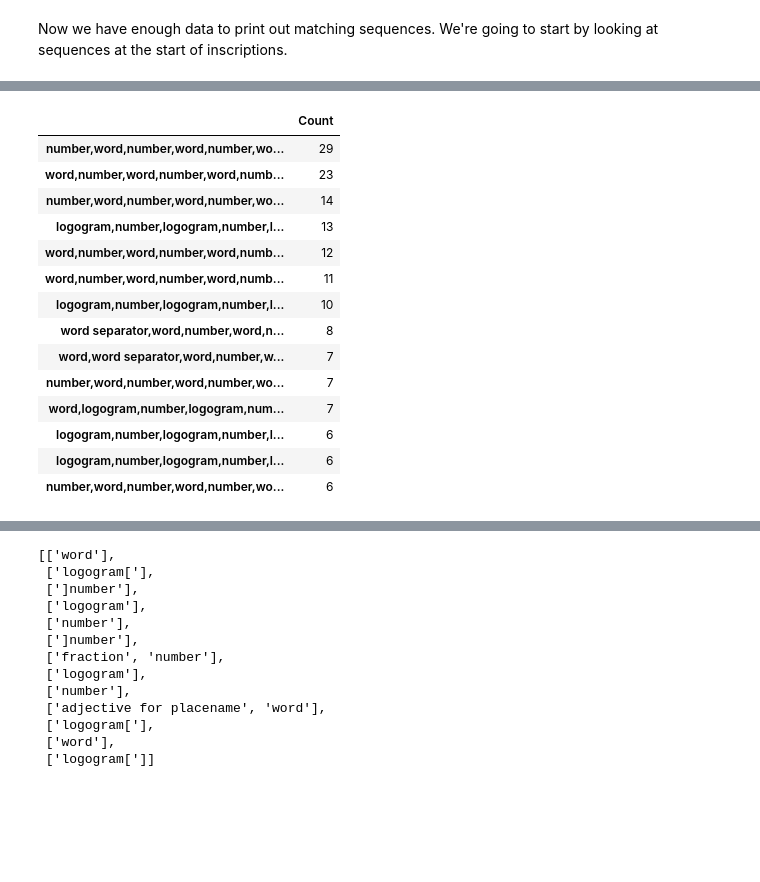
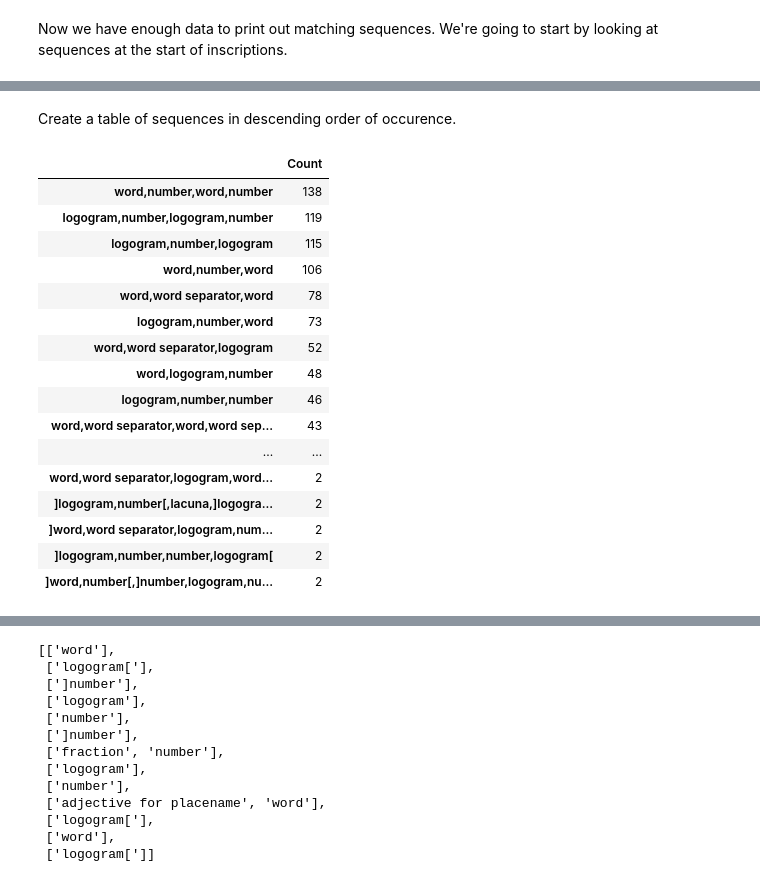
Before and after one commit to mwenge/Minoan-Notebooks, a Jupyter notebook: Analyse Word Patterns in Linear A.ipynb, the cells around one changed output, grey strips where cells are left out. Drawn from its saved outputs; the diff is of its cells as text; code cells hidden in the pictures; blank space fills up the shorter version.

```diff
--- a/Analyse Word Patterns in Linear A.ipynb
+++ b/Analyse Word Patterns in Linear A.ipynb
@@ -293,8 +293,8 @@ Now we have enough data to print out matching sequences. We're going to start by
 # %%
 def getSyntacticalStructures(matched_sequences
                              , from_start_only=False
-                             , min_length=3
-                             , min_results=3):
+                             , min_length=2
+                             , min_results=2):
     """Get all instances of common syntatical structure, either `from_start_only` or not, with at least"
     `min_results` matches of `min_length`"""
     # Create a list of words in each tablet that we can look up by tablet name.
@@ -405,5 +386,5 @@ for k, en_seqs in syn_seqs.items():
 # %%
-syn_seqs = getSyntacticalStructures(matched_sequences,False,8)
+syn_seqs = getSyntacticalStructures(matched_sequences,False)
 for k, en_seqs in syn_seqs.items():
     df = pd.DataFrame(en_seqs.values(), columns = k.split(','))
     df.set_axis(en_seqs.keys(), axis='index', inplace=True)
@@ -475,24 +434,28 @@ for k, en_seqs in syn_seqs.items():
+# %% [markdown]
+Create a table of sequences in descending order of occurence.
 # %%
-mat_seq_cnt = {k: len(v) for k,v in matched_sequences.items()
-               if len(k.split(',')) > 8 and len(v) > 5}
+mat_seq_cnt = {k: len(v) for k,v in matched_sequences.items()}
 
+pd.set_option("display.max_rows", None, "display.max_columns", None)
 df = pd.DataFrame(mat_seq_cnt.values(), columns = ["Count"])
 df.set_axis(mat_seq_cnt.keys(), axis='index', inplace=True)
 #df.style.set_caption("Davis 2018 Mapping of Linear A and PD Symbols").set_table_styles(styles)
 display(df.sort_values(by=['Count'], ascending=False))
 # %% [output]
 |  | Count |
-| number,word,number,word,number,wo... | 29 |
-| word,number,word,number,word,numb... | 23 |
-| number,word,number,word,number,wo... | 14 |
-| logogram,number,logogram,number,l... | 13 |
-| word,number,word,number,word,numb... | 12 |
-| word,number,word,number,word,numb... | 11 |
-| logogram,number,logogram,number,l... | 10 |
-| word separator,word,number,word,n... | 8 |
-| word,word separator,word,number,w... | 7 |
-| number,word,number,word,number,wo... | 7 |
-| word,logogram,number,logogram,num... | 7 |
-| logogram,number,logogram,number,l... | 6 |
-| logogram,number,logogram,number,l... | 6 |
-| number,word,number,word,number,wo... | 6 |
+| word,number,word,number | 138 |
+| logogram,number,logogram,number | 119 |
+| logogram,number,logogram | 115 |
+| word,number,word | 106 |
+| word,word separator,word | 78 |
+| logogram,number,word | 73 |
+| word,word separator,logogram | 52 |
+| word,logogram,number | 48 |
+| logogram,number,number | 46 |
+| word,word separator,word,word sep... | 43 |
+| ... | ... |
+| word,word separator,logogram,word... | 2 |
+| ]logogram,number[,lacuna,]logogra... | 2 |
+| ]word,word separator,logogram,num... | 2 |
+| ]logogram,number,number,logogram[ | 2 |
+| ]word,number[,]number,logogram,nu... | 2 |
```
Also changed, not shown: parts of 7 cells of this notebook, 2 other files.
